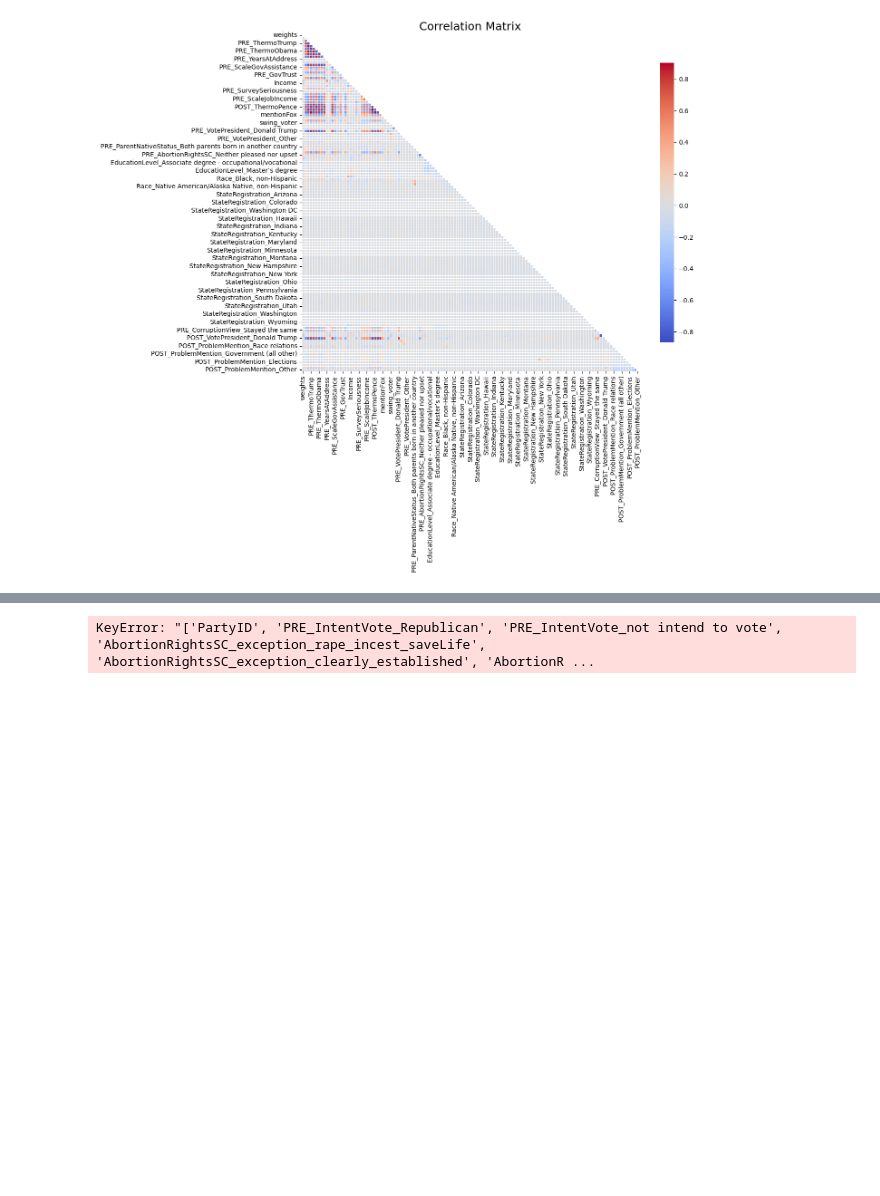
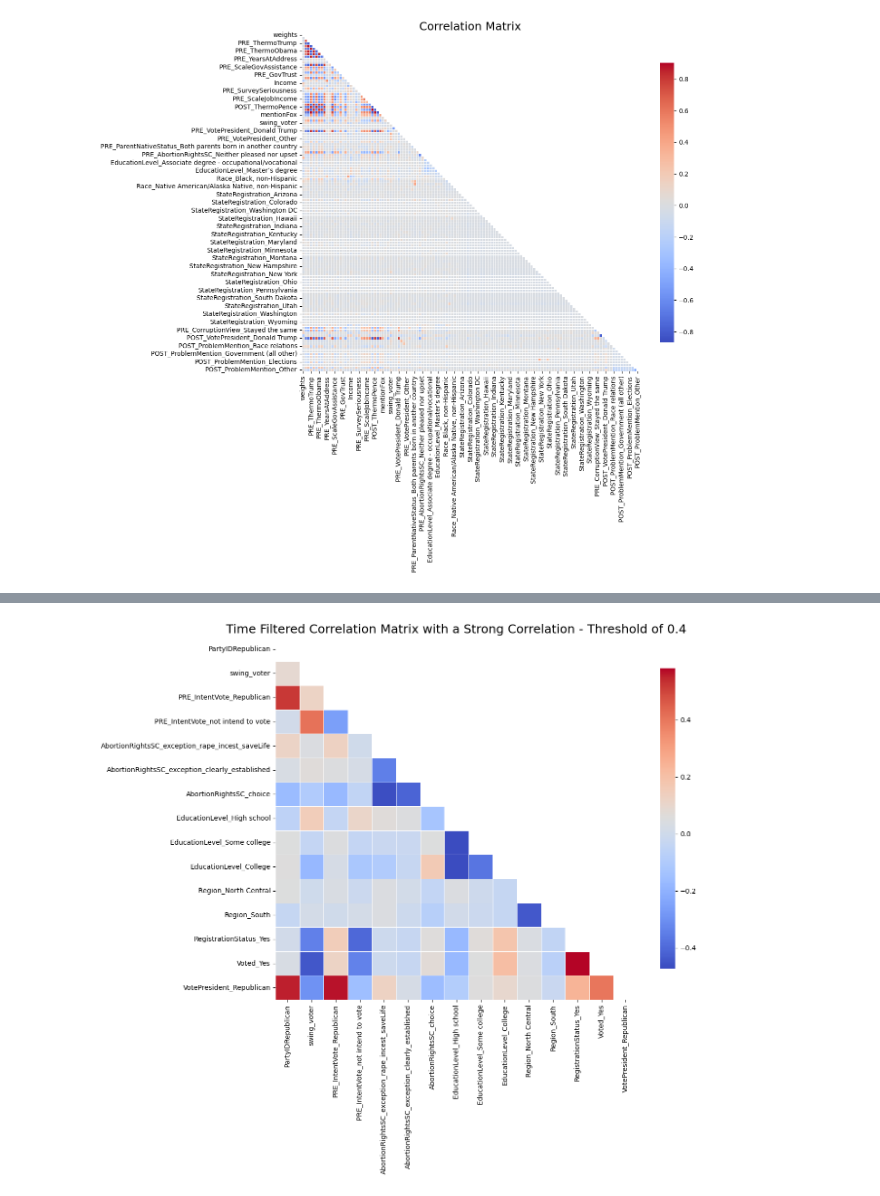
Before and after one commit to mihika-jain/electionAnalysis, a Jupyter notebook: dslc_documentation/02_eda.ipynb, the cells around one changed output, grey strips where cells are left out. Saved outputs shown, nothing was run; the diff lists cells and outputs as text; code cells hidden in the pictures; blank space fills up the shorter version.

```diff
--- a/dslc_documentation/02_eda.ipynb
+++ b/dslc_documentation/02_eda.ipynb
@@ -498,6 +499,8 @@ import numpy as np
 
 # Define a threshold for strong correlations
 threshold = 0.4
+
+corr = correlation_matrix_time.copy()
 
 # Filter the correlation matrix
 filtered_correlation_matrix = correlation_matrix_time.copy()
@@ -512,38 +515,33 @@ filtered_correlation_matrix = filtered_correlation_matrix.dropna(axis=0, how='al
 filtered_correlation_matrix = filtered_correlation_matrix.dropna(axis=1, how='all')  # Drop columns
 
 # Generate a mask for the upper triangle
 mask = np.triu(np.ones_like(filtered_correlation_matrix, dtype=bool))
 
-# Identify columns and rows that are not NaN in the filtered correlation matrix
-valid_columns = filtered_correlation_matrix.dropna(axis=1, how='all').columns
-valid_rows = filtered_correlation_matrix.dropna(axis=0, how='all').index
-
 # Create a new plot matrix that only includes the valid rows and columns
-plot_matrix = correlation_matrix.loc[valid_rows, valid_columns]
-#print(plot_matrix)
+plot_matrix = corr.loc[filtered_correlation_matrix.index, filtered_correlation_matrix.columns]
 
 # Set up the matplotlib figure
 plt.figure(figsize=(12, 10))
 
 # Create a heatmap with customizations
 sns.heatmap(plot_matrix,
             annot=False,               # Annotate cells with the numeric values
             fmt=".2f",                # Format the annotation text
             cmap='coolwarm',          # Color map
             mask=mask,                # Mask the upper triangle
             square=True,              # Make cells square-shaped
             cbar_kws={"shrink": .8},  # Color bar size
             linewidths=.5,            # Line width between cells
             linecolor='white',        # Line color between cells
             annot_kws={"size": 8})    # Adjust the font size for annotations
 
 # Add title
-plt.title('Time Filtered Correlation Matrix with a Strong Correlation - Threshold of '+str(threshold), fontsize=18)
+plt.title('Time Filtered Correlation Matrix with a Strong Correlation - Threshold of ' + str(threshold), fontsize=18)
 
 # Save the plot
 plt.savefig('Filtered_Correlation_Matrix.png', dpi=300)
 
 # Show the plot
 plt.show()
 # %% [output]
-KeyError: "['PartyID', 'PRE_IntentVote_Republican', 'PRE_IntentVote_not intend to vote', 'AbortionRightsSC_exception_rape_incest_saveLife', 'AbortionRightsSC_exception_clearly_established', 'AbortionR ...
+[figure, added]
```
Also changed, not shown: parts of 25 cells of this notebook, 17 other files.
